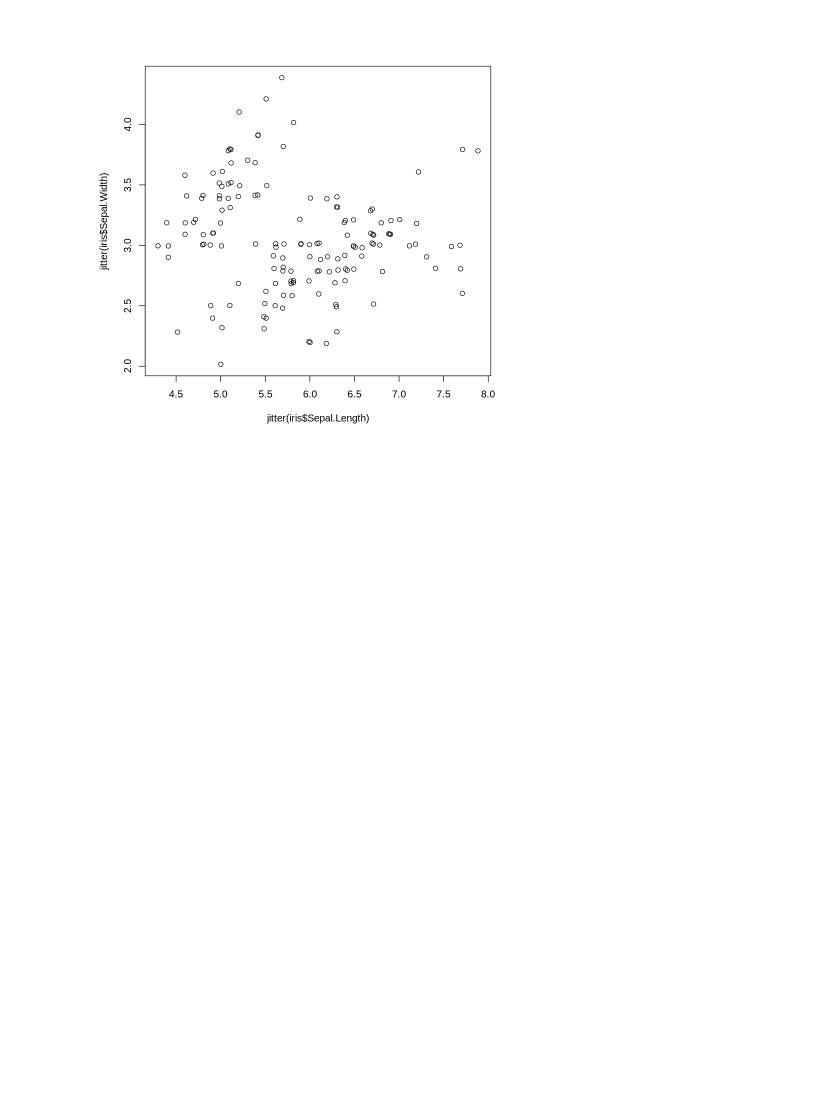
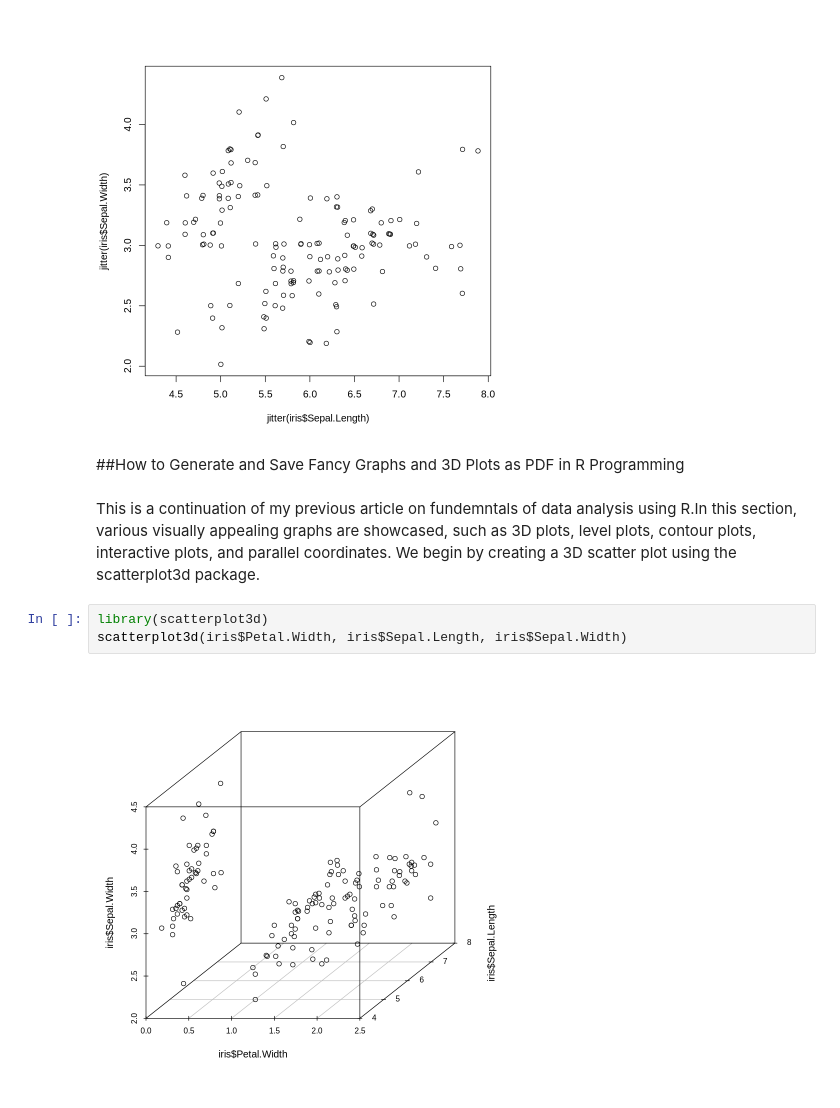
Before and after one commit to BDFL669/Data_Analysis_with_R, a Jupyter notebook: Fundamentals_of_Data_Analysis_in_R_Programming.ipynb, the cells around one changed output. Cells and saved outputs as stored; diff of their text form; blank space fills up the shorter version.

```diff
--- a/Fundamentals_of_Data_Analysis_in_R_Programming.ipynb
+++ b/Fundamentals_of_Data_Analysis_in_R_Programming.ipynb
@@ -276,3 +287,12 @@ In situations where there are numerous data points, it is possible for some of t
 plot(jitter(iris$Sepal.Length), jitter(iris$Sepal.Width))
 # %% [output]
 [figure]
+# %% [markdown]
+##How to Generate and Save Fancy Graphs and 3D Plots as PDF in R Programming
+# %% [markdown]
+This is a continuation of my previous article on fundemntals of data analysis using R.In this section, various visually appealing graphs are showcased, such as 3D plots, level plots, contour plots, interactive plots, and parallel coordinates. We begin by creating a 3D scatter plot using the scatterplot3d package.
+# %%
+library(scatterplot3d)
+scatterplot3d(iris$Petal.Width, iris$Sepal.Length, iris$Sepal.Width)
+# %% [output]
+[figure, added]
```
Also changed, not shown: parts of 16 cells of this notebook.
